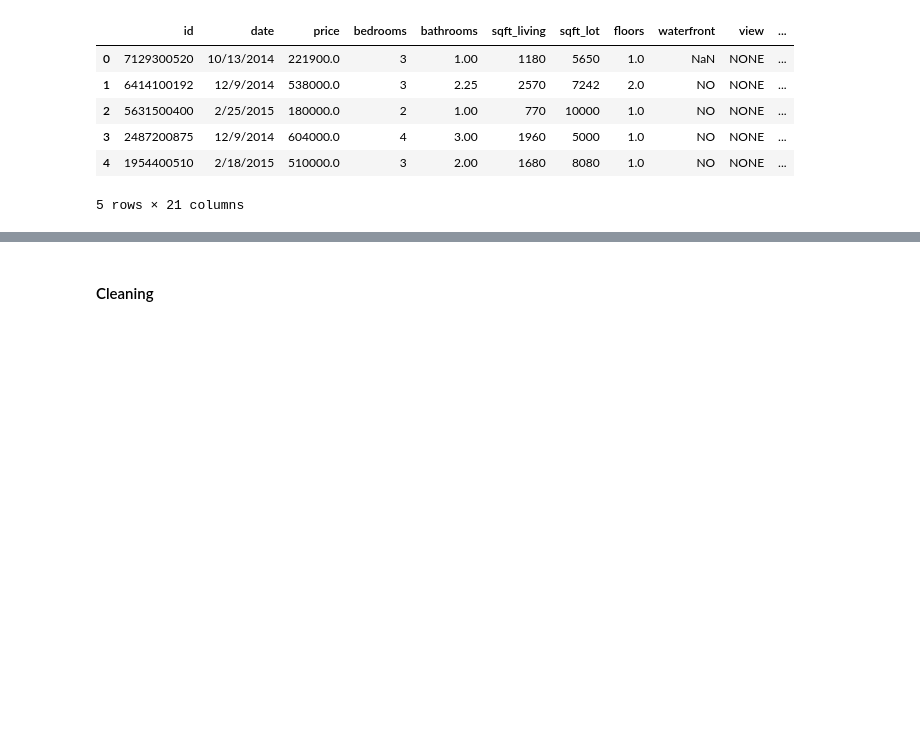
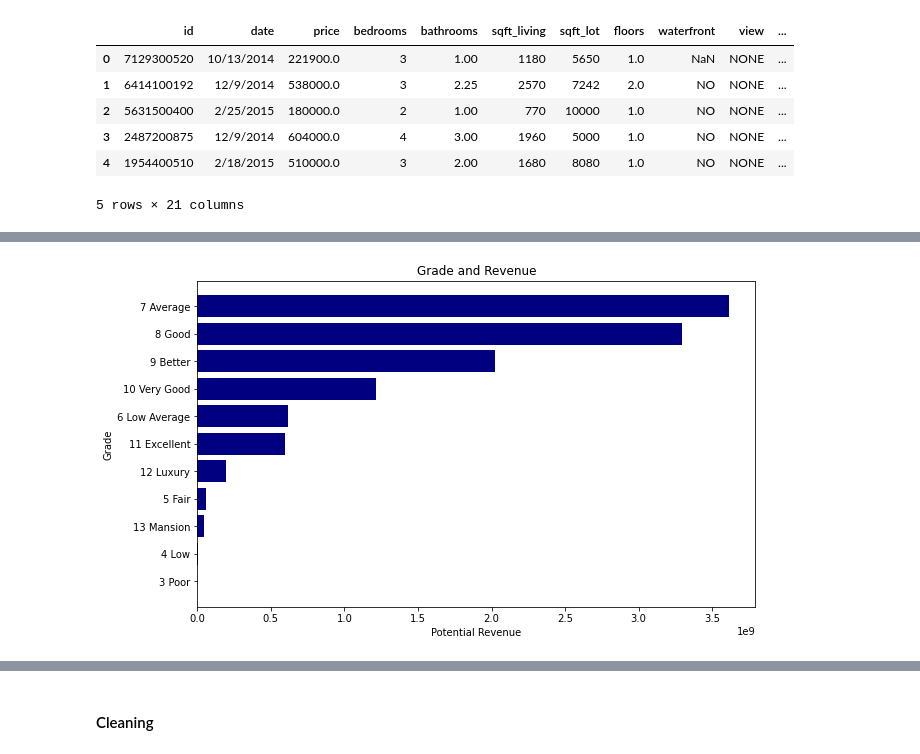
Before and after one commit to ssaeed85/dsc-ph2-KingsCountyRealEstate, a Jupyter notebook: Workspace/Zach/Scrapwork.ipynb, the cells around one changed output, grey strips where cells are left out. Cells and saved outputs as stored; diff of their text form; code cells hidden in the pictures; blank space fills up the shorter version.

Commit message:
Updated figure

```diff
--- a/Workspace/Zach/Scrapwork.ipynb
+++ b/Workspace/Zach/Scrapwork.ipynb
@@ -22,0 +38,3 @@ df.head()
+# %%
+df2 = df.filter(['price', 'grade'])
+df2.groupby(['grade']).sum().sort_values(['price'], ascending=False)
@@ -22,0 +55,12 @@ df.head()
+# %%
+grade_vs_price = df2.groupby(['grade']).sum().sort_values(['price'], ascending=False)
+
+fig, ax = plt.subplots(figsize=(10,6))
+
+ax.barh(y=grade_vs_price.index, width=grade_vs_price['price'], color="navy")
+ax.invert_yaxis()
+ax.set_title('Grade and Revenue')
+ax.set_ylabel('Grade')
+ax.set_xlabel('Potential Revenue');
+# %% [output]
+[figure, added]
```
Also changed, not shown: parts of 52 cells of this notebook, 3 other files.
